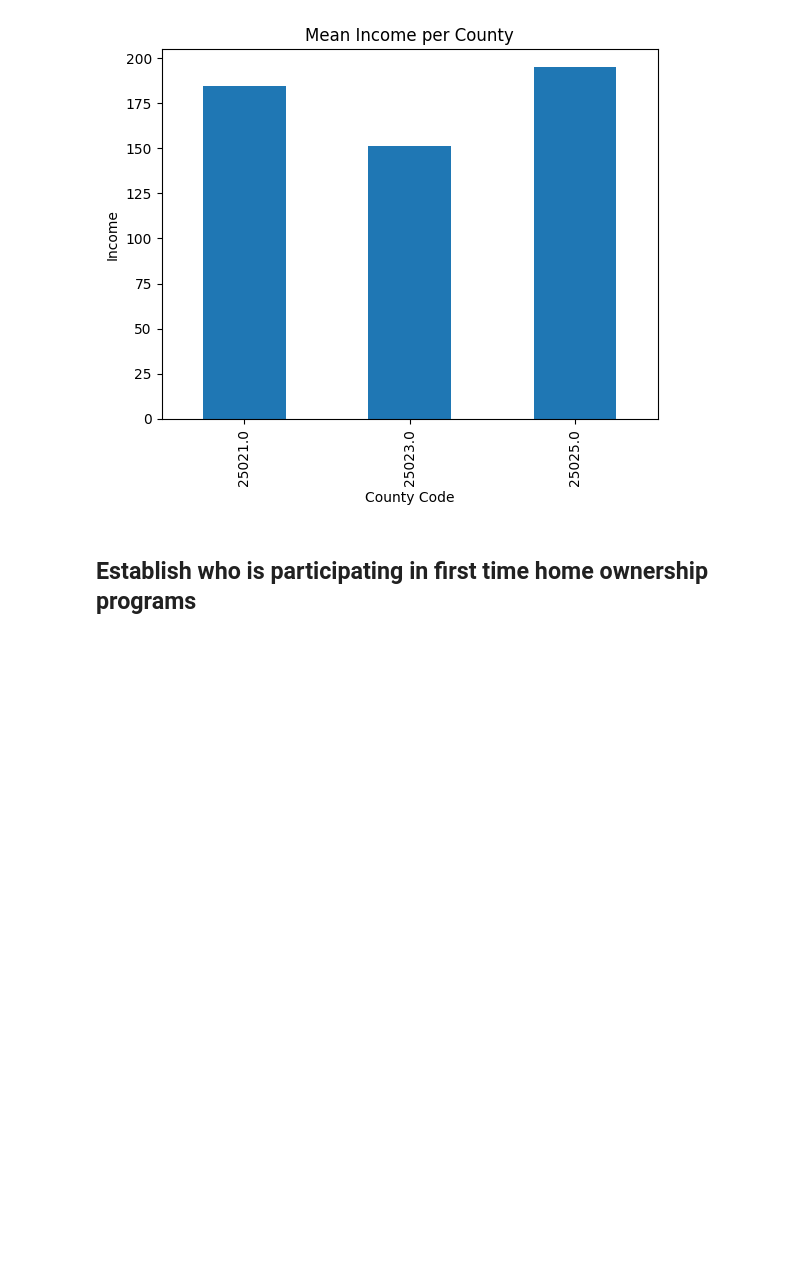
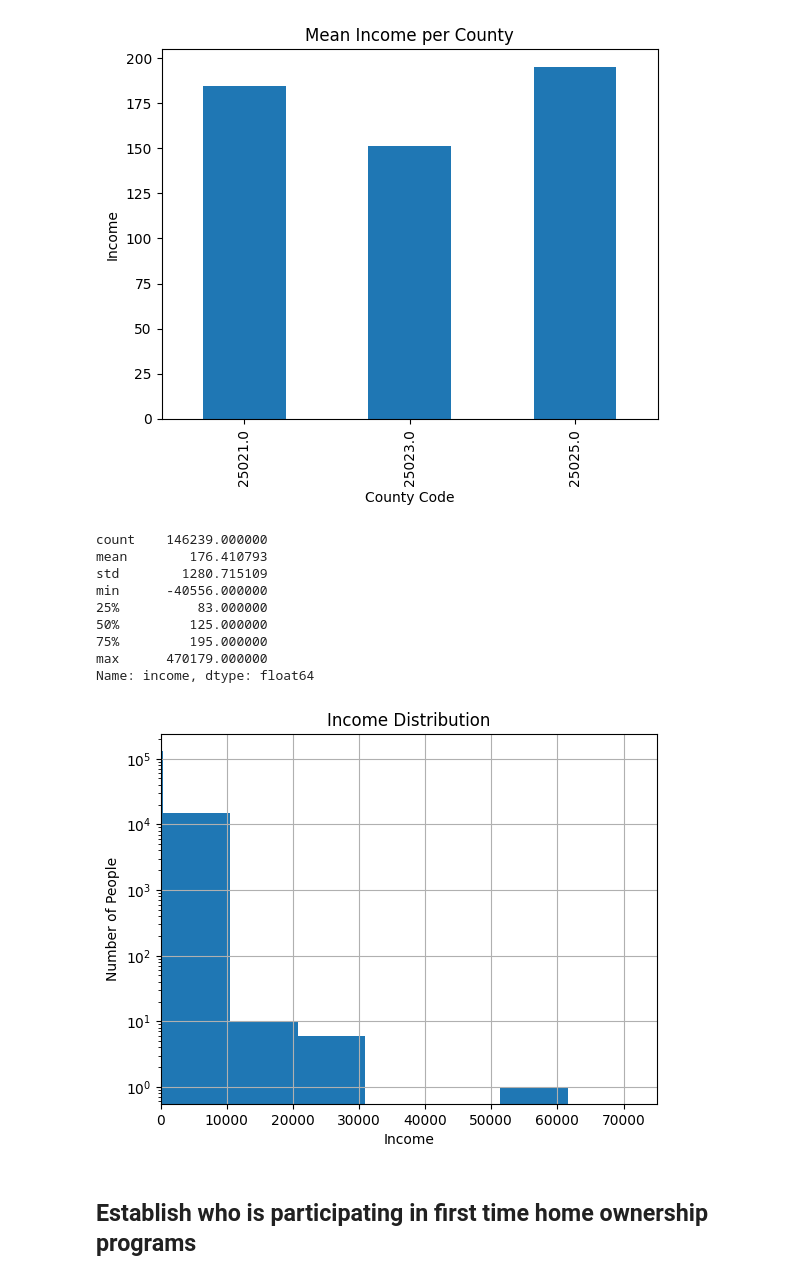
Before and after one commit to BU-Spark/ds-councilor-louijeune-fair-housing, a Jupyter notebook: spring23-team-4/data_code/data_test.ipynb, the cells around one changed output. Drawn from its saved outputs; the diff is of its cells as text; code cells hidden in the pictures; blank space fills up the shorter version.

Commit message:
Added income distribution chart

```diff
--- a/spring23-team-4/data_code/data_test.ipynb
+++ b/spring23-team-4/data_code/data_test.ipynb
@@ -49,6 +49,26 @@ plt.ylabel('Income')
 plt.show()
 # %% [output]
 [figure]
+# %%
+print(df['income'].describe())
+df['income'].hist(bins=50)
+plt.title('Income Distribution')
+plt.xlabel('Income')
+plt.ylabel('Number of People')
+plt.yscale('log')
+plt.xlim(0, 75000)
+plt.show()
+# %% [output]
+count    146239.000000
+mean        176.410793
+std        1280.715109
+min      -40556.000000
+25%          83.000000
+50%         125.000000
+75%         195.000000
+max      470179.000000
+Name: income, dtype: float64
+[figure, added]
 # %% [markdown]
 ## Establish who is participating in first time home ownership programs
 # %%
```
